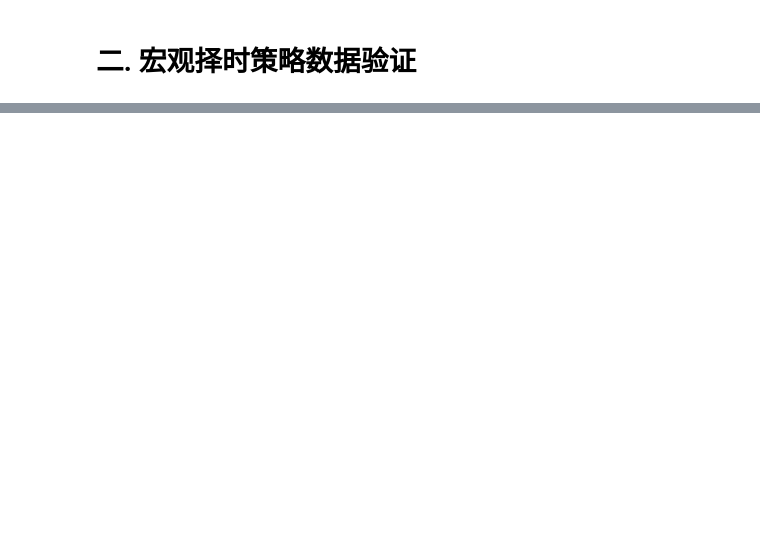
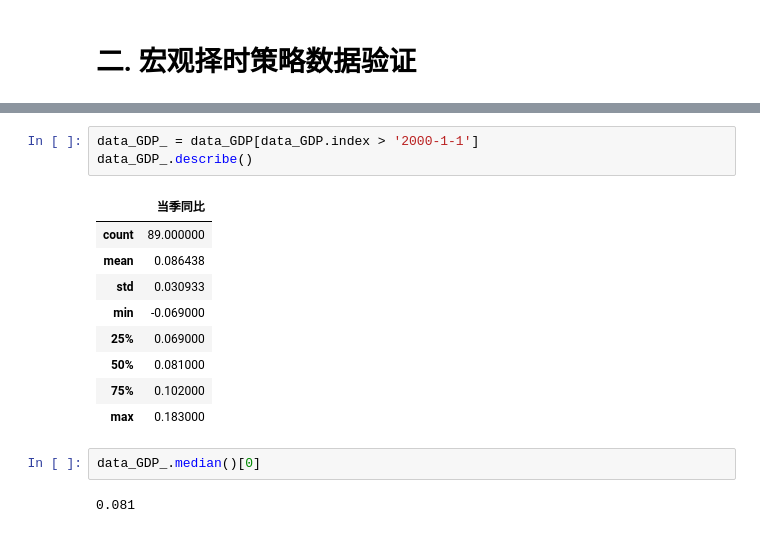
Before and after one commit to ibestrace/folio, a Jupyter notebook: Macro_Strategy_TAA.ipynb, the cells around one changed output, grey strips where cells are left out. Drawn from its saved outputs; the diff is of its cells as text; blank space fills up the shorter version.

```diff
--- a/Macro_Strategy_TAA.ipynb
+++ b/Macro_Strategy_TAA.ipynb
@@ -42,0 +94,17 @@
+# %%
+data_GDP_ = data_GDP[data_GDP.index > '2000-1-1']
+data_GDP_.describe()
+# %% [output]
+|  | 当季同比 |
+| count | 89.000000 |
+| mean | 0.086438 |
+| std | 0.030933 |
+| min | -0.069000 |
+| 25% | 0.069000 |
+| 50% | 0.081000 |
+| 75% | 0.102000 |
+| max | 0.183000 |
+# %%
+data_GDP_.median()[0]
+# %% [output]
+0.081
```
Also changed, not shown: parts of 27 cells of this notebook, 9 other files.
